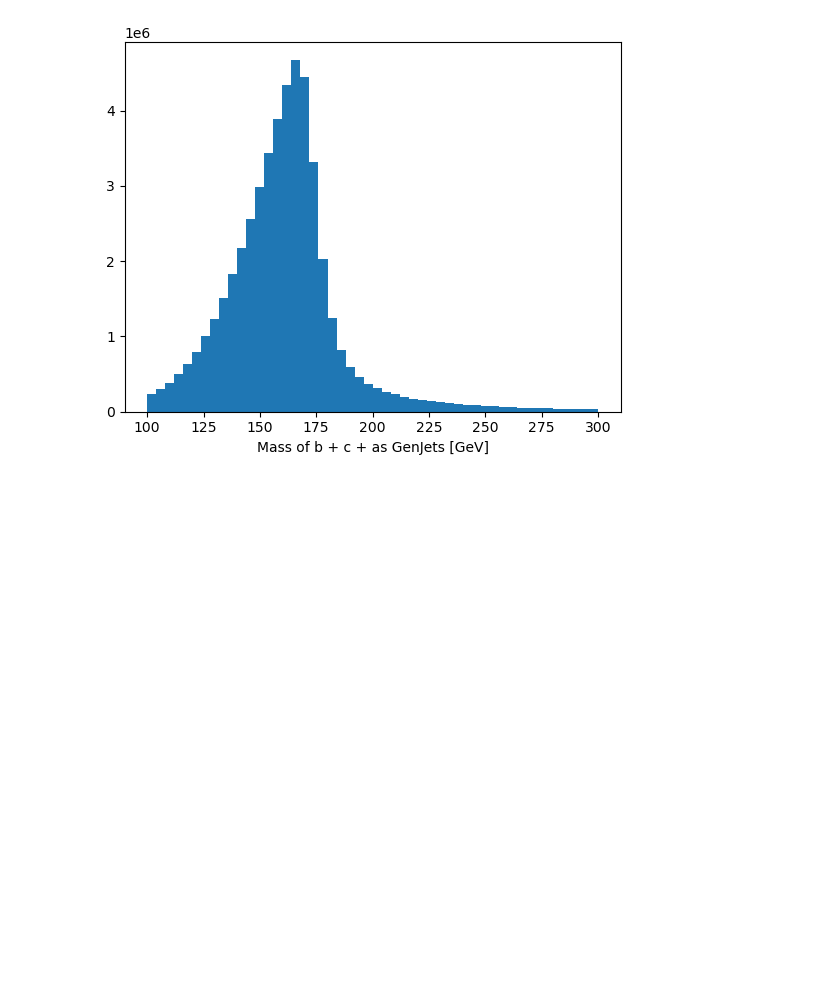
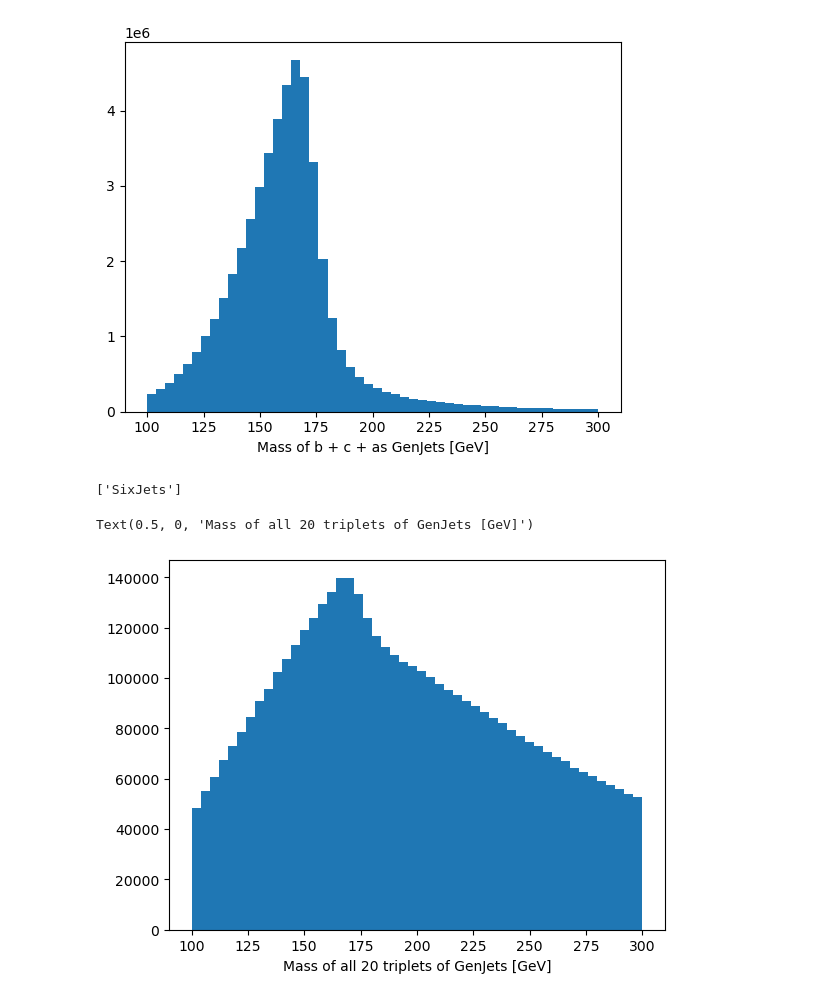
Before and after one commit to akanugan/MultiJets, a Jupyter notebook: top_sample_analyzer.ipynb, the cells around one changed output. Cells and saved outputs as stored; diff of their text form; code cells hidden in the pictures; blank space fills up the shorter version.

```diff
--- a/top_sample_analyzer.ipynb
+++ b/top_sample_analyzer.ipynb
@@ -13,3 +12,10 @@ from coffea.analysis_tools import PackedSelection
+# %%
+class ScoutingNanoAODSchema(NanoAODSchema):
+
+    mixins = {
+        **NanoAODSchema.mixins,
+        "ScoutingJet": "Jet"
+    }
 # %%
 file_list = [line.strip('\n') for line in open("TTto4Q_TuneCP5_13p6TeV_powheg-pythia8_0000.txt").readlines()] + [line.strip('\n') for line in open("TTto4Q_TuneCP5_13p6TeV_powheg-pythia8_0001.txt").readlines()]
 file_list = ["root://cmseos.fnal.gov//" + string for string in file_list]
@@ -17,14 +23,14 @@ file_list = ["root://cmseos.fnal.gov//" + string for string in file_list]
 NanoAODSchema.warn_missing_crossrefs = False
 
 events = NanoEventsFactory.from_root(
-    {file : "Events" for file in file_list},
-    schemaclass=NanoAODSchema,
-    metadata={"dataset": "DYJets"},
+    {file : "Events" for file in file_list[0:100]},
+    schemaclass=ScoutingNanoAODSchema,
+    metadata={"dataset": "TTto4Q_TuneCP5_13p6TeV_powheg-pythia8"},
 ).events()
 
 small_events = NanoEventsFactory.from_root(
     {file : "Events" for file in file_list[0:4]},
-    schemaclass=NanoAODSchema,
+    schemaclass=ScoutingNanoAODSchema,
     metadata={"dataset": "TTto4Q_TuneCP5_13p6TeV_powheg-pythia8"},
 ).events()
 
@@ -105,3 +105,28 @@ plt.xlabel("Mass of b + c + as GenJets [GeV]")
 # %% [output]
 Text(0.5, 0, 'Mass of b + c + as GenJets [GeV]')
 [figure]
+# %%
+scouting_selection = PackedSelection()
+
+scouting_selection.add("SixJets", ak.num(small_events.GenJet) > 5)
+# %% [output]
+['SixJets']
+# %%
+m_events = small_events[scouting_selection.all("SixJets")]
+
+arr = []
+for comb in iter.combinations(range(6),3):
+    j1 = m_events.GenJet[:,comb[0]]
+    j2 = m_events.GenJet[:,comb[1]]
+    j3 = m_events.GenJet[:,comb[2]]
+    arr.append((j1 + j2 + j3).mass.compute())
+
+
+plt.hist(np.array(arr).flatten(),
+         range = (100, 300),
+         bins= 50)
+
+plt.xlabel("Mass of all 20 triplets of GenJets [GeV]")
+# %% [output]
+Text(0.5, 0, 'Mass of all 20 triplets of GenJets [GeV]')
+[figure, added]
```
Also changed, not shown: parts of 10 cells of this notebook.
